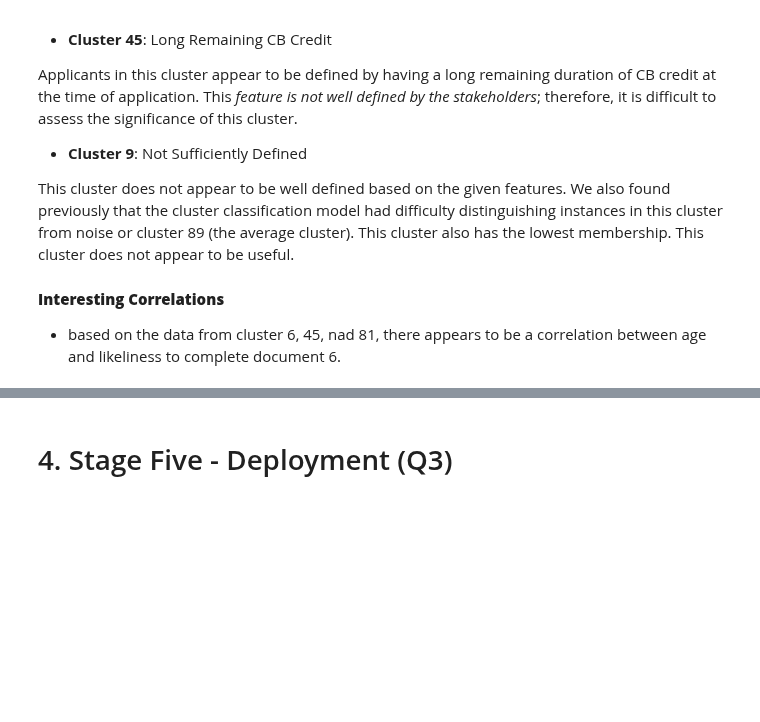
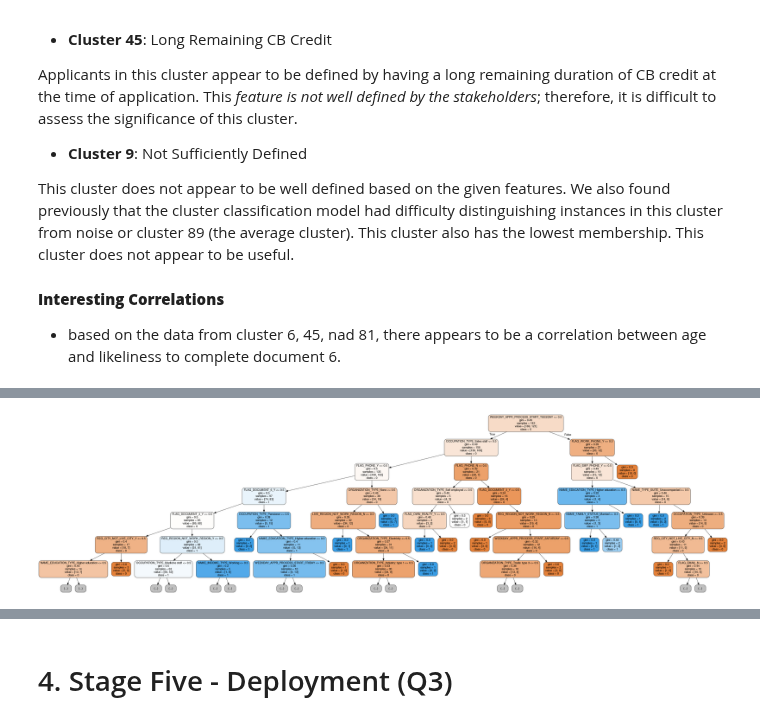
Before and after one commit to sjmiller8182/home-credit-default-risk, a Jupyter notebook: notebooks/Lab3_CRISP-DM.ipynb, the cells around one changed output, grey strips where cells are left out. Saved outputs shown, nothing was run; the diff lists cells and outputs as text; code cells hidden in the pictures; blank space fills up the shorter version.

```diff
--- a/notebooks/Lab3_CRISP-DM.ipynb
+++ b/notebooks/Lab3_CRISP-DM.ipynb
@@ -1412,6 +1410,7 @@ export_graphviz(estimator, out_file=dot_data,
                 max_depth = 6)
 # %%
 graph = pydotplus.graph_from_dot_data(dot_data.getvalue())
-graph.write_png('loans.png')
 Image(graph.create_png())
+# %% [output]
+[figure, added]
 # %%
```
Also changed, not shown: parts of 54 cells of this notebook.
